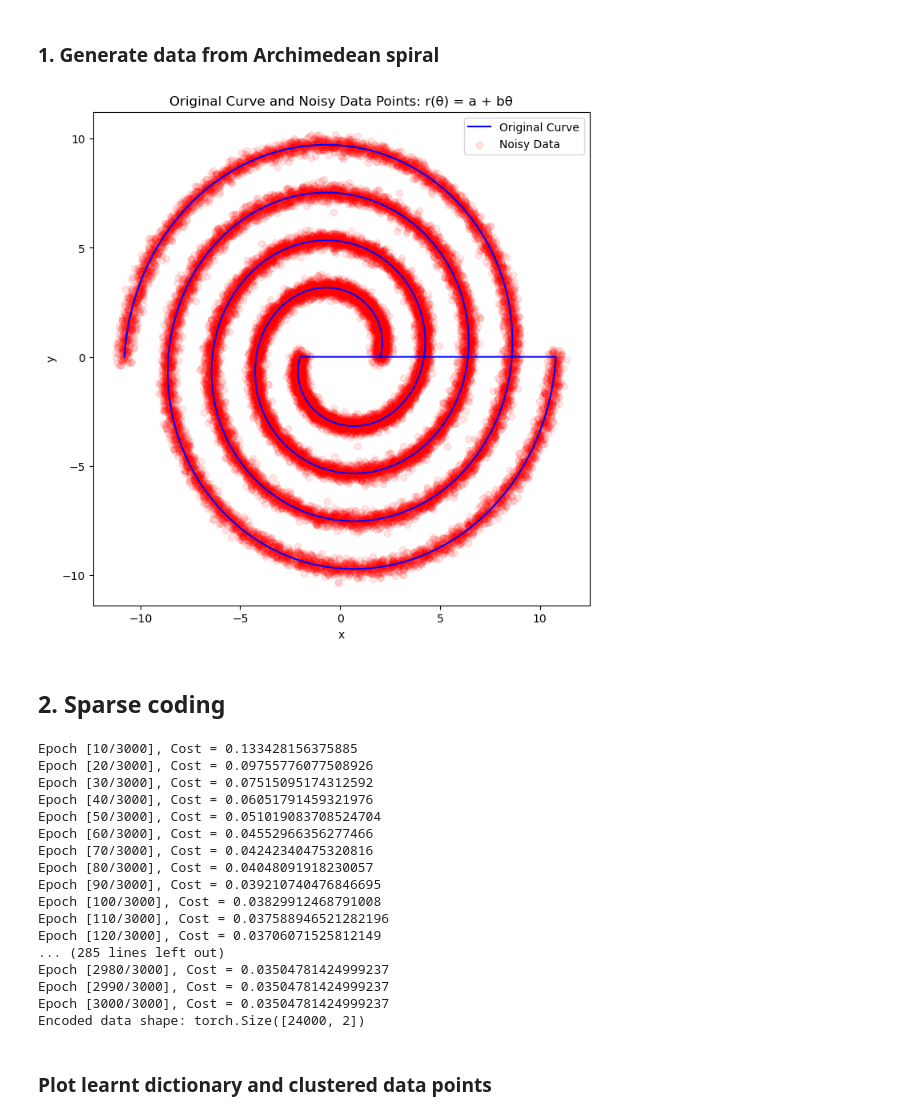
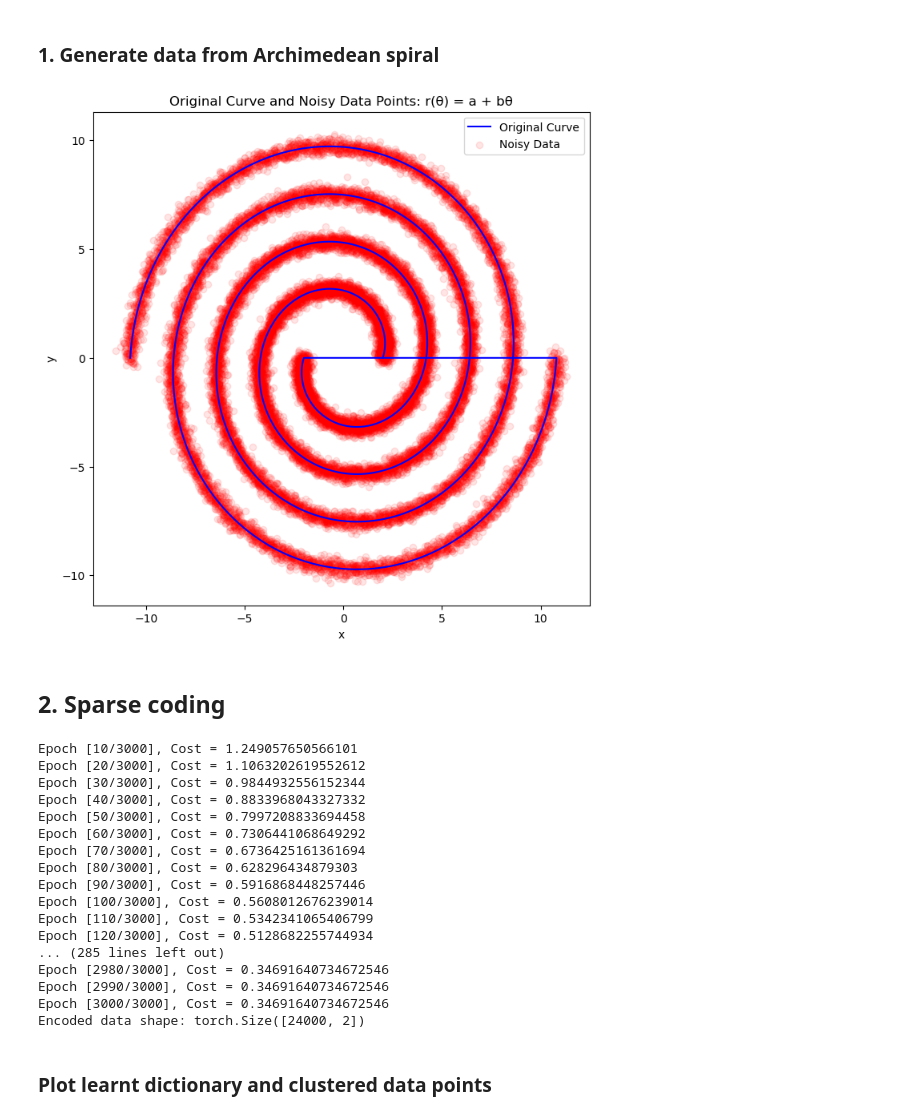
Before and after one commit to derek1909/SignalSpace-WarmUp, a Jupyter notebook: warmup.ipynb, the cells around one changed output. Drawn from its saved outputs; the diff is of its cells as text; code cells hidden in the pictures.

```diff
--- a/warmup.ipynb
+++ b/warmup.ipynb
@@ -22,16 +24,16 @@ cuda is enabled!
 # %% [markdown]
 ### 1. Generate data from Archimedean spiral
 # %%
-data = GenerateDataset()
+data = GenerateDataset(num_noisy_samples=30)
 # %% [output]
-[figure, old version]
+[figure, new version]
 # %% [markdown]
 ## 2. Sparse coding
 # %%
-data_tensor = torch.tensor(data, dtype=torch.float, device = device)
+data_tensor = torch.tensor(data, dtype=torch.float32, device = device)
 
 # Create an instance of SparseCoding model
-model = SparseCoding(data_size=data_tensor.shape[0], activ_dim=data_tensor.shape[1], basisfunc_num=750, sparsity_level=0)
+model = SparseCoding(data_size=data_tensor.shape[0], activ_dim=data_tensor.shape[1], basisfunc_num=100, sparsity_level=0)
 
 
 # Define optimizer for Biasis update
@@ -69,22 +71,22 @@ for epoch in range(num_epochs):
 encoded_data = model.Activ @ model.Basis
 print("Encoded data shape:", encoded_data.shape)
 # %% [output]
-Epoch [10/3000], Cost = 0.133428156375885
-Epoch [20/3000], Cost = 0.09755776077508926
-Epoch [30/3000], Cost = 0.07515095174312592
-Epoch [40/3000], Cost = 0.06051791459321976
-Epoch [50/3000], Cost = 0.051019083708524704
-Epoch [60/3000], Cost = 0.04552966356277466
-Epoch [70/3000], Cost = 0.04242340475320816
-Epoch [80/3000], Cost = 0.04048091918230057
-Epoch [90/3000], Cost = 0.039210740476846695
-Epoch [100/3000], Cost = 0.03829912468791008
-Epoch [110/3000], Cost = 0.037588946521282196
-Epoch [120/3000], Cost = 0.03706071525812149
+Epoch [10/3000], Cost = 1.249057650566101
+Epoch [20/3000], Cost = 1.1063202619552612
+Epoch [30/3000], Cost = 0.9844932556152344
+Epoch [40/3000], Cost = 0.8833968043327332
+Epoch [50/3000], Cost = 0.7997208833694458
+Epoch [60/3000], Cost = 0.7306441068649292
+Epoch [70/3000], Cost = 0.6736425161361694
+Epoch [80/3000], Cost = 0.628296434879303
+Epoch [90/3000], Cost = 0.5916868448257446
+Epoch [100/3000], Cost = 0.5608012676239014
+Epoch [110/3000], Cost = 0.5342341065406799
+Epoch [120/3000], Cost = 0.5128682255744934
 ... (285 lines left out)
-Epoch [2980/3000], Cost = 0.03504781424999237
-Epoch [2990/3000], Cost = 0.03504781424999237
-Epoch [3000/3000], Cost = 0.03504781424999237
+Epoch [2980/3000], Cost = 0.34691640734672546
+Epoch [2990/3000], Cost = 0.34691640734672546
+Epoch [3000/3000], Cost = 0.34691640734672546
 Encoded data shape: torch.Size([24000, 2])
 # %% [markdown]
 ### Plot learnt dictionary and clustered data points
```
Also changed, not shown: parts of 13 cells of this notebook.
